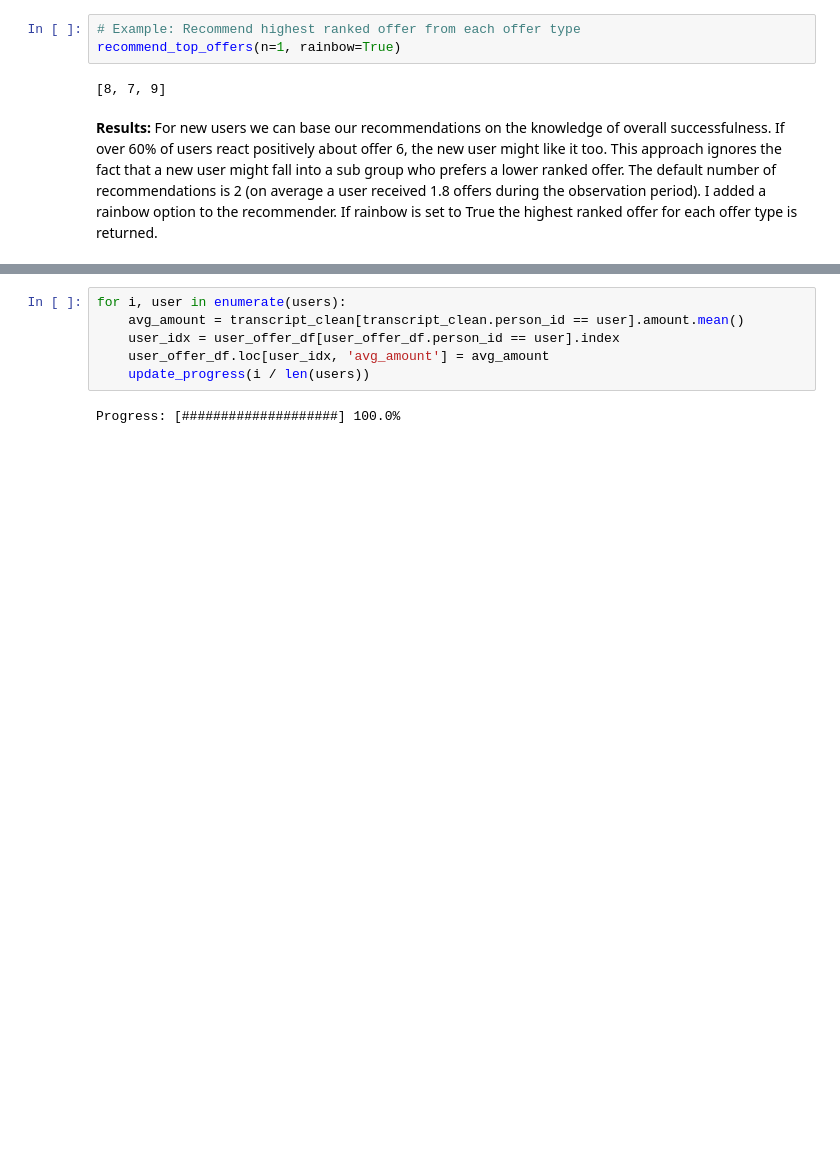
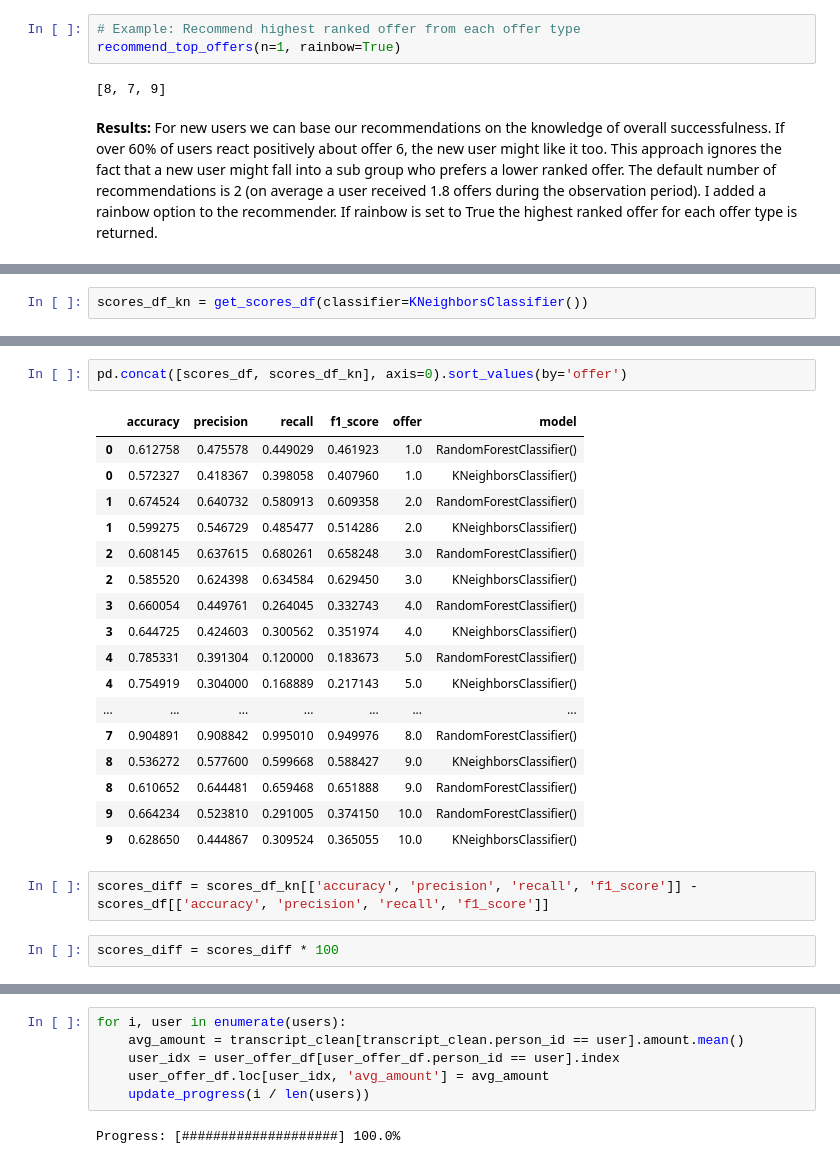
Before and after one commit to sandramuschkorgel/Udacity_DSND_Starbucks, a Jupyter notebook: Starbucks_Capstone_Challenge.ipynb, the cells around one changed output, grey strips where cells are left out. Drawn from its saved outputs; the diff is of its cells as text; blank space fills up the shorter version.

```diff
--- a/Starbucks_Capstone_Challenge.ipynb
+++ b/Starbucks_Capstone_Challenge.ipynb
@@ -1452,0 +1468,2 @@ For new users we can base our recommendations on the knowledge of overall succes
+# %%
+scores_df_kn = get_scores_df(classifier=KNeighborsClassifier())
@@ -1452,0 +1488,24 @@ For new users we can base our recommendations on the knowledge of overall succes
+# %%
+pd.concat([scores_df, scores_df_kn], axis=0).sort_values(by='offer')
+# %% [output]
+|  | accuracy | precision | recall | f1_score | offer | model |
+| 0 | 0.612758 | 0.475578 | 0.449029 | 0.461923 | 1.0 | RandomForestClassifier() |
+| 0 | 0.572327 | 0.418367 | 0.398058 | 0.407960 | 1.0 | KNeighborsClassifier() |
+| 1 | 0.674524 | 0.640732 | 0.580913 | 0.609358 | 2.0 | RandomForestClassifier() |
+| 1 | 0.599275 | 0.546729 | 0.485477 | 0.514286 | 2.0 | KNeighborsClassifier() |
+| 2 | 0.608145 | 0.637615 | 0.680261 | 0.658248 | 3.0 | RandomForestClassifier() |
+| 2 | 0.585520 | 0.624398 | 0.634584 | 0.629450 | 3.0 | KNeighborsClassifier() |
+| 3 | 0.660054 | 0.449761 | 0.264045 | 0.332743 | 4.0 | RandomForestClassifier() |
+| 3 | 0.644725 | 0.424603 | 0.300562 | 0.351974 | 4.0 | KNeighborsClassifier() |
+| 4 | 0.785331 | 0.391304 | 0.120000 | 0.183673 | 5.0 | RandomForestClassifier() |
+| 4 | 0.754919 | 0.304000 | 0.168889 | 0.217143 | 5.0 | KNeighborsClassifier() |
+| ... | ... | ... | ... | ... | ... | ... |
+| 7 | 0.904891 | 0.908842 | 0.995010 | 0.949976 | 8.0 | RandomForestClassifier() |
+| 8 | 0.536272 | 0.577600 | 0.599668 | 0.588427 | 9.0 | KNeighborsClassifier() |
+| 8 | 0.610652 | 0.644481 | 0.659468 | 0.651888 | 9.0 | RandomForestClassifier() |
+| 9 | 0.664234 | 0.523810 | 0.291005 | 0.374150 | 10.0 | RandomForestClassifier() |
+| 9 | 0.628650 | 0.444867 | 0.309524 | 0.365055 | 10.0 | KNeighborsClassifier() |
+# %%
+scores_diff = scores_df_kn[['accuracy', 'precision', 'recall', 'f1_score']] - scores_df[['accuracy', 'precision', 'recall', 'f1_score']]
+# %%
+scores_diff = scores_diff * 100
```
Also changed, not shown: parts of 34 cells of this notebook.
